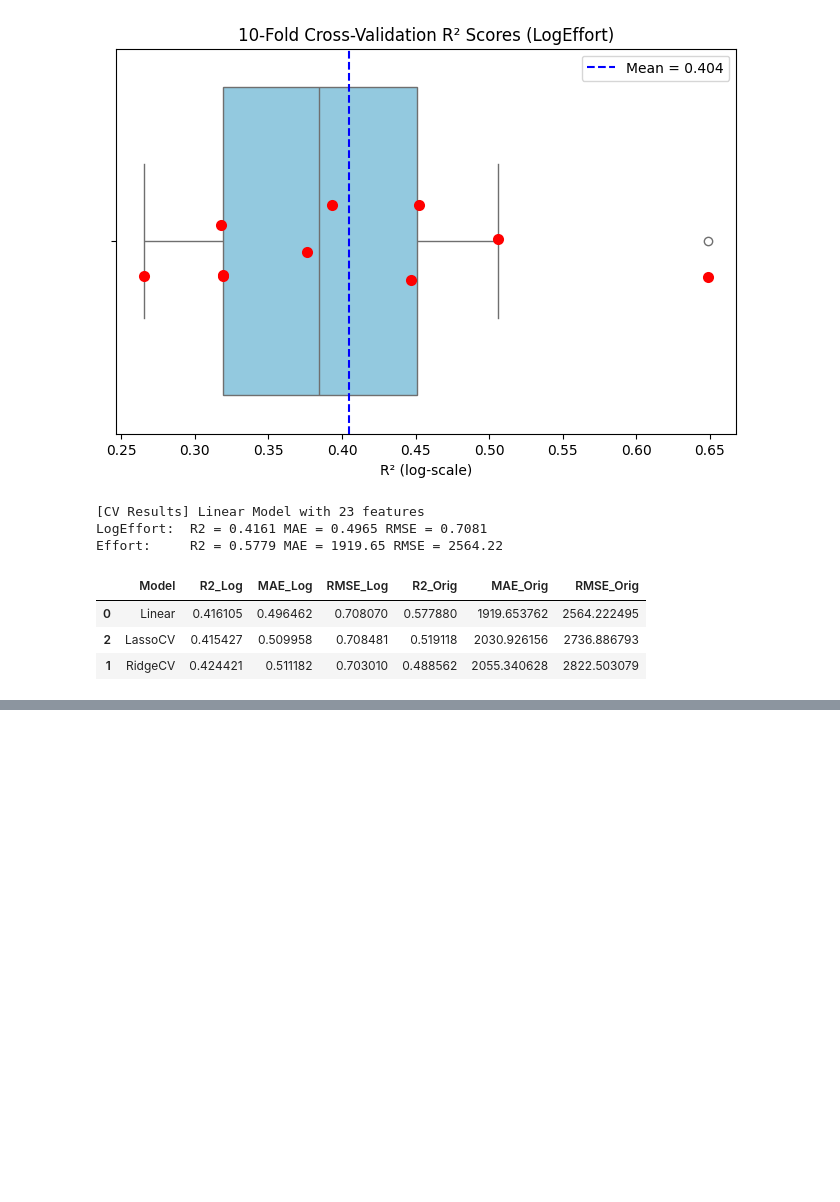
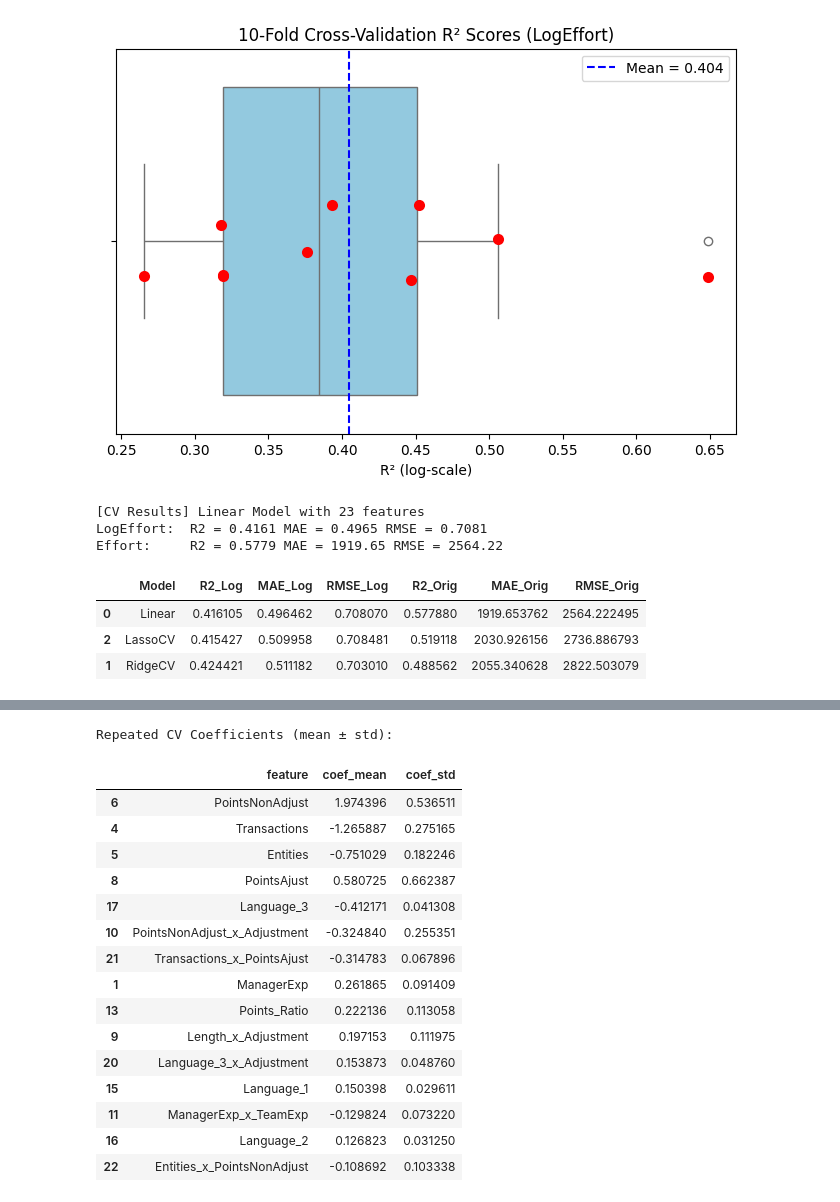
Before and after one commit to Shahbazi-Amir/SmartDevTime, a Jupyter notebook: smartdevtime_project_2.ipynb, the cells around one changed output, grey strips where cells are left out. Saved outputs shown, nothing was run; the diff lists cells and outputs as text; code cells hidden in the pictures; blank space fills up the shorter version.

```diff
--- a/smartdevtime_project_2.ipynb
+++ b/smartdevtime_project_2.ipynb
@@ -1661,0 +1837,66 @@ res_cv
+# %%
+# Repeated CV: collect coefficients across folds for stability analysis
+# --------------------------------------------------------------------
+import numpy as np
+import pandas as pd
+from sklearn.model_selection import RepeatedKFold
+from sklearn.preprocessing import StandardScaler
+from sklearn.compose import ColumnTransformer
+from sklearn.pipeline import Pipeline
+from sklearn.linear_model import LinearRegression
+
+# Preconditions
+if 'df_fe' not in globals() or 'feature_cols_final' not in globals():
+    raise NameError("Please run the feature-engineering step first.")
+
+X_all = df_fe[feature_cols_final].copy()
+y_log = df_fe["LogEffort"].to_numpy()
+
+# Preprocessor + model
+pre = ColumnTransformer([("num", StandardScaler(), feature_cols_final)], remainder="drop")
+pipe_lin = Pipeline([("pre", pre), ("model", LinearRegression())])
+
+# Repeated K-Fold
+rkf = RepeatedKFold(n_splits=10, n_repeats=5, random_state=42)
+
+# Collect coefficients
+coef_records = []
+
+for train_idx, test_idx in rkf.split(X_all):
+    X_tr, X_te = X_all.iloc[train_idx], X_all.iloc[test_idx]
+    y_tr, y_te = y_log[train_idx], y_log[test_idx]
+
+    pipe_lin.fit(X_tr, y_tr)
+
+    coefs = pipe_lin.named_steps["model"].coef_
+    coef_records.append(coefs)
+
+coef_matrix = np.vstack(coef_records)  # shape = (n_folds, n_features)
+
+# Compute mean ± std for each feature
+coef_summary = pd.DataFrame({
+    "feature": feature_cols_final,
+    "coef_mean": coef_matrix.mean(axis=0),
+    "coef_std": coef_matrix.std(axis=0)
+}).sort_values("coef_mean", key=abs, ascending=False)
+
+print("Repeated CV Coefficients (mean ± std):")
+display(coef_summary.head(15))
+# %% [output]
+Repeated CV Coefficients (mean ± std):
+|  | feature | coef_mean | coef_std |
+| 6 | PointsNonAdjust | 1.974396 | 0.536511 |
+| 4 | Transactions | -1.265887 | 0.275165 |
+| 5 | Entities | -0.751029 | 0.182246 |
+| 8 | PointsAjust | 0.580725 | 0.662387 |
+| 17 | Language_3 | -0.412171 | 0.041308 |
+| 10 | PointsNonAdjust_x_Adjustment | -0.324840 | 0.255351 |
+| 21 | Transactions_x_PointsAjust | -0.314783 | 0.067896 |
+| 1 | ManagerExp | 0.261865 | 0.091409 |
+| 13 | Points_Ratio | 0.222136 | 0.113058 |
+| 9 | Length_x_Adjustment | 0.197153 | 0.111975 |
+| 20 | Language_3_x_Adjustment | 0.153873 | 0.048760 |
+| 15 | Language_1 | 0.150398 | 0.029611 |
+| 11 | ManagerExp_x_TeamExp | -0.129824 | 0.073220 |
+| 16 | Language_2 | 0.126823 | 0.031250 |
+| 22 | Entities_x_PointsNonAdjust | -0.108692 | 0.103338 |
```
Also changed, not shown: parts of 4 cells of this notebook.
